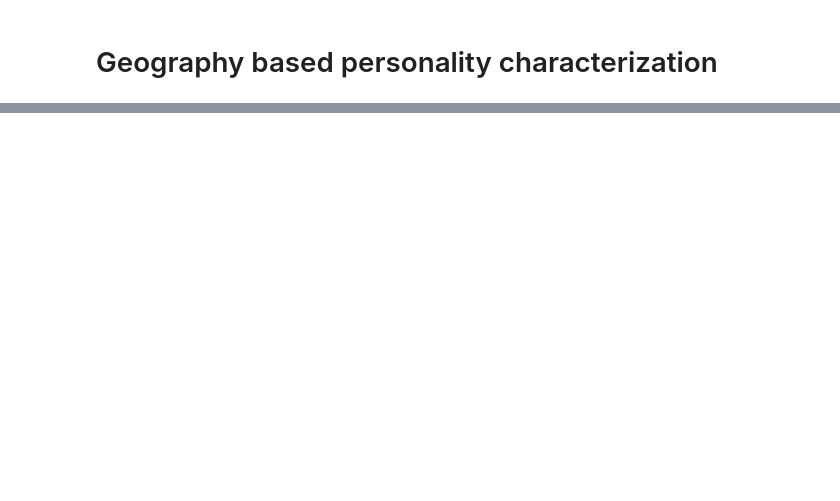
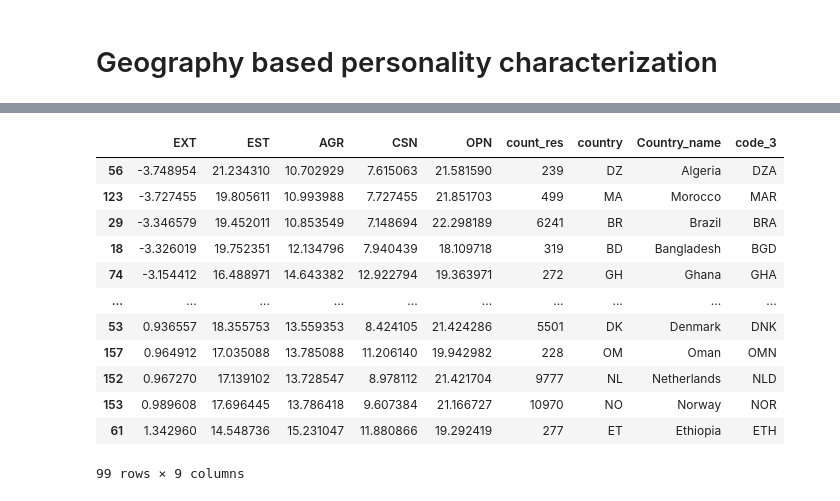
Before and after one commit to Diego-II/MDP-Project, a Jupyter notebook: Notebook/Proyecto_final_main.ipynb, the cells around one changed output, grey strips where cells are left out. Drawn from its saved outputs; the diff is of its cells as text; code cells hidden in the pictures; blank space fills up the shorter version.

```diff
--- a/Notebook/Proyecto_final_main.ipynb
+++ b/Notebook/Proyecto_final_main.ipynb
@@ -34,0 +46,27 @@ df
+# %%
+import datapackage
+
+data_url = 'https://datahub.io/core/country-list/datapackage.json'
+
+# to load Data Package into storage
+package = datapackage.Package(data_url)
+
+# to load only tabular data
+resources = package.resources
+for resource in resources:
+    if resource.tabular:
+        country_cod = pd.read_csv(resource.descriptor['path'])
+        country_cod.columns = ['Country_name', 'country']
+# %%
+data_url = 'https://datahub.io/core/country-codes/datapackage.json'
+
+# to load Data Package into storage
+package = datapackage.Package(data_url)
+
+# to load only tabular data
+resources = package.resources
+for resource in resources:
+    if resource.tabular:
+        geo_data = pd.read_csv(resource.descriptor['path'])
+        geo_data = geo_data.loc[:,['ISO3166-1-Alpha-3', 'ISO3166-1-Alpha-2']]
+        geo_data.columns = ['code_3', 'country']
@@ -34,0 +113,5 @@ df
+# %%
+path2 = "/content/drive/MyDrive/Procesamiento masivo de datos/Datos_PIG/"
+agg_big5 = pd.read_csv(path2 + 'agg_big5.tsv', sep='\t', skiprows=(1, 2, 3, 4))
+agg_country_big5 = pd.read_csv(path2 + 'agg_country_big5.tsv', sep='\t', skiprows=(1,2))
+agg_country_big5 = agg_country_big5.iloc[0:224]
@@ -34,0 +139,3 @@ df
+# %%
+agg_country_big5_new = pd.merge(left = agg_country_big5, right = country_cod, how ='inner', on ='country')
+agg_country_big5_new = pd.merge(left = agg_country_big5_new, right= geo_data, how ='inner', on = 'country')
@@ -34,0 +274,16 @@ df
+# %%
+agg_country_big5_new[agg_country_big5_new['count_res']>200].sort_values(by = 'EXT')
+# %% [output]
+|  | EXT | EST | AGR | CSN | OPN | count_res | country | Country_name | code_3 |
+| 56 | -3.748954 | 21.234310 | 10.702929 | 7.615063 | 21.581590 | 239 | DZ | Algeria | DZA |
+| 123 | -3.727455 | 19.805611 | 10.993988 | 7.727455 | 21.851703 | 499 | MA | Morocco | MAR |
+| 29 | -3.346579 | 19.452011 | 10.853549 | 7.148694 | 22.298189 | 6241 | BR | Brazil | BRA |
+| 18 | -3.326019 | 19.752351 | 12.134796 | 7.940439 | 18.109718 | 319 | BD | Bangladesh | BGD |
+| 74 | -3.154412 | 16.488971 | 14.643382 | 12.922794 | 19.363971 | 272 | GH | Ghana | GHA |
+| ... | ... | ... | ... | ... | ... | ... | ... | ... | ... |
+| 53 | 0.936557 | 18.355753 | 13.559353 | 8.424105 | 21.424286 | 5501 | DK | Denmark | DNK |
+| 157 | 0.964912 | 17.035088 | 13.785088 | 11.206140 | 19.942982 | 228 | OM | Oman | OMN |
+| 152 | 0.967270 | 17.139102 | 13.728547 | 8.978112 | 21.421704 | 9777 | NL | Netherlands | NLD |
+| 153 | 0.989608 | 17.696445 | 13.786418 | 9.607384 | 21.166727 | 10970 | NO | Norway | NOR |
+| 61 | 1.342960 | 14.548736 | 15.231047 | 11.880866 | 19.292419 | 277 | ET | Ethiopia | ETH |
+99 rows × 9 columns
```
Also changed, not shown: parts of 39 cells of this notebook.
